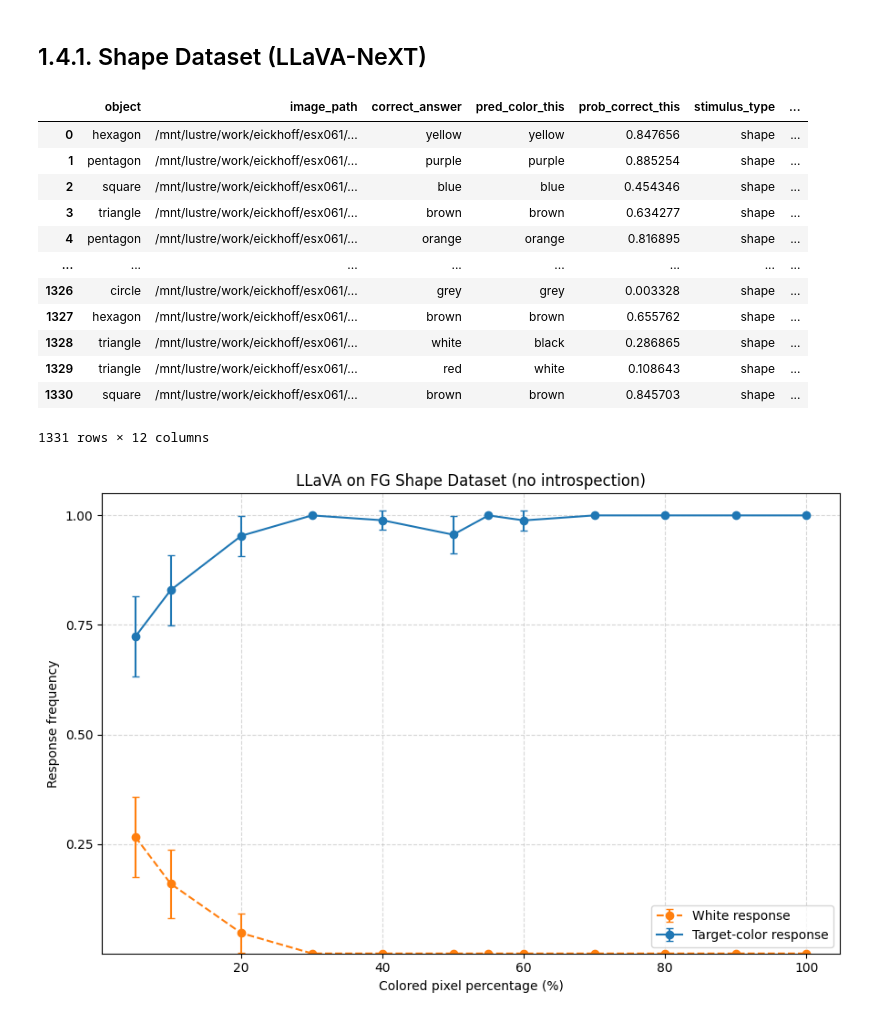
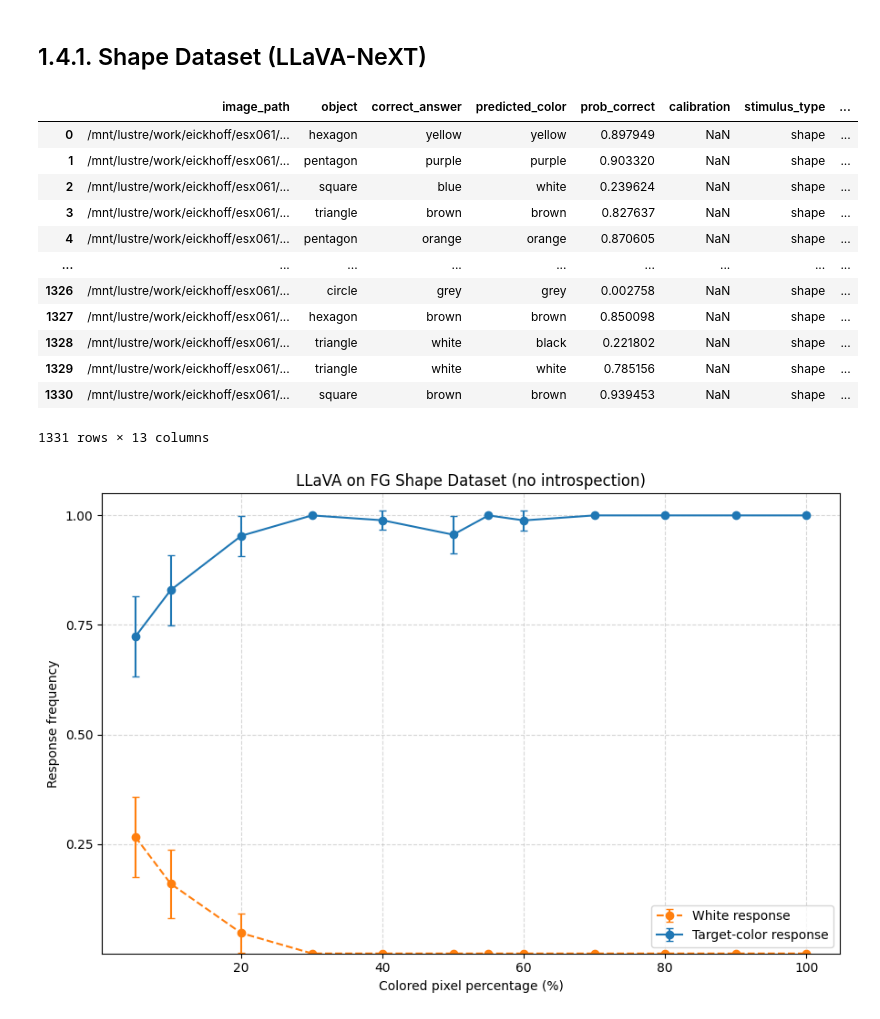
Before and after one commit to jonnemi/color-concept-entanglement, a Jupyter notebook: model_evaluation/VLM_evaluations.ipynb, the cells around one changed output. Saved outputs shown, nothing was run; the diff lists cells and outputs as text; code cells hidden in the pictures.

```diff
--- a/model_evaluation/VLM_evaluations.ipynb
+++ b/model_evaluation/VLM_evaluations.ipynb
@@ -510,23 +551,23 @@ llava_shape_pred_df = evaluate_vlm_on_stimuli(
 out_path = LLAVA / f"evaluation_{llava_model_name}_{suffix}.csv"
 llava_shape_pred_df.to_csv(out_path, index=False)
 # %%
-llava_shape_pred_df = pd.read_csv(LLAVA / "evaluation_llava-v1.6-mistral-7b-hf_shapes_old.csv")
+llava_shape_pred_df = pd.read_csv(LLAVA / "evaluation_llava-v1.6-mistral-7b-hf_shapes.csv")
 llava_shape_pred_df = llava_shape_pred_df.merge(shape_df, on=["image_path", "object"])
 display(llava_shape_pred_df)
 # %% [output]
-|  | object | image_path | correct_answer | pred_color_this | prob_correct_this | stimulus_type | ... |
-| 0 | hexagon | /mnt/lustre/work/eickhoff/esx061/... | yellow | yellow | 0.847656 | shape | ... |
-| 1 | pentagon | /mnt/lustre/work/eickhoff/esx061/... | purple | purple | 0.885254 | shape | ... |
-| 2 | square | /mnt/lustre/work/eickhoff/esx061/... | blue | blue | 0.454346 | shape | ... |
-| 3 | triangle | /mnt/lustre/work/eickhoff/esx061/... | brown | brown | 0.634277 | shape | ... |
-| 4 | pentagon | /mnt/lustre/work/eickhoff/esx061/... | orange | orange | 0.816895 | shape | ... |
-| ... | ... | ... | ... | ... | ... | ... | ... |
-| 1326 | circle | /mnt/lustre/work/eickhoff/esx061/... | grey | grey | 0.003328 | shape | ... |
-| 1327 | hexagon | /mnt/lustre/work/eickhoff/esx061/... | brown | brown | 0.655762 | shape | ... |
-| 1328 | triangle | /mnt/lustre/work/eickhoff/esx061/... | white | black | 0.286865 | shape | ... |
-| 1329 | triangle | /mnt/lustre/work/eickhoff/esx061/... | red | white | 0.108643 | shape | ... |
-| 1330 | square | /mnt/lustre/work/eickhoff/esx061/... | brown | brown | 0.845703 | shape | ... |
+|  | image_path | object | correct_answer | predicted_color | prob_correct | calibration | stimulus_type | ... |
+| 0 | /mnt/lustre/work/eickhoff/esx061/... | hexagon | yellow | yellow | 0.897949 | NaN | shape | ... |
+| 1 | /mnt/lustre/work/eickhoff/esx061/... | pentagon | purple | purple | 0.903320 | NaN | shape | ... |
+| 2 | /mnt/lustre/work/eickhoff/esx061/... | square | blue | white | 0.239624 | NaN | shape | ... |
+| 3 | /mnt/lustre/work/eickhoff/esx061/... | triangle | brown | brown | 0.827637 | NaN | shape | ... |
+| 4 | /mnt/lustre/work/eickhoff/esx061/... | pentagon | orange | orange | 0.870605 | NaN | shape | ... |
+| ... | ... | ... | ... | ... | ... | ... | ... | ... |
+| 1326 | /mnt/lustre/work/eickhoff/esx061/... | circle | grey | grey | 0.002758 | NaN | shape | ... |
+| 1327 | /mnt/lustre/work/eickhoff/esx061/... | hexagon | brown | brown | 0.850098 | NaN | shape | ... |
+| 1328 | /mnt/lustre/work/eickhoff/esx061/... | triangle | white | black | 0.221802 | NaN | shape | ... |
+| 1329 | /mnt/lustre/work/eickhoff/esx061/... | triangle | white | white | 0.785156 | NaN | shape | ... |
+| 1330 | /mnt/lustre/work/eickhoff/esx061/... | square | brown | brown | 0.939453 | NaN | shape | ... |
-1331 rows × 12 columns
+1331 rows × 13 columns
 # %%
 plot_fg_response_frequencies_line(llava_shape_pred_df, title="LLaVA on FG Shape Dataset (no introspection)", response_col="pred_color_this")
 plot_fg_response_frequencies_bar(llava_shape_pred_df, title="LLaVA on FG Shape Dataset (no introspection)", response_col="pred_color_this")
```
Also changed, not shown: parts of 12 cells of this notebook, 3 other files.
